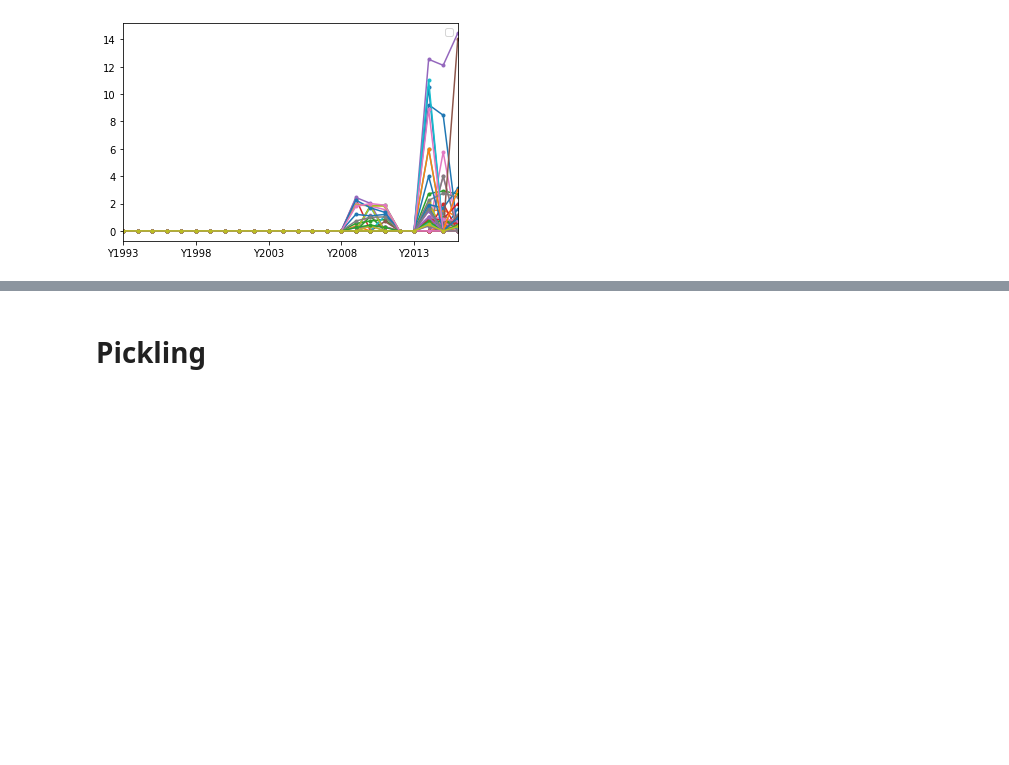
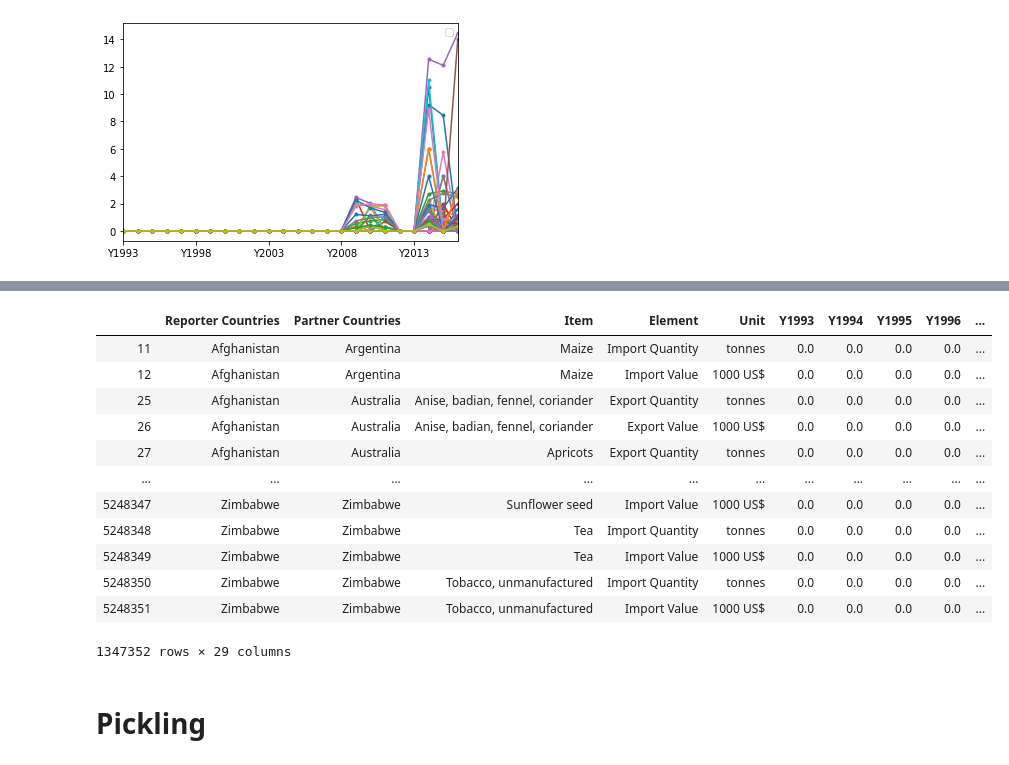
Before and after one commit to n-poulsen/GranADA, a Jupyter notebook: code/Dataset_Cleanup.ipynb, the cells around one changed output, grey strips where cells are left out. Drawn from its saved outputs; the diff is of its cells as text; code cells hidden in the pictures; blank space fills up the shorter version.

```diff
--- a/code/Dataset_Cleanup.ipynb
+++ b/code/Dataset_Cleanup.ipynb
@@ -679,3 +701,19 @@ plt.legend([])
+# %%
+df_trade
+# %% [output]
+|  | Reporter Countries | Partner Countries | Item | Element | Unit | Y1993 | Y1994 | Y1995 | Y1996 | ... |
+| 11 | Afghanistan | Argentina | Maize | Import Quantity | tonnes | 0.0 | 0.0 | 0.0 | 0.0 | ... |
+| 12 | Afghanistan | Argentina | Maize | Import Value | 1000 US$ | 0.0 | 0.0 | 0.0 | 0.0 | ... |
+| 25 | Afghanistan | Australia | Anise, badian, fennel, coriander | Export Quantity | tonnes | 0.0 | 0.0 | 0.0 | 0.0 | ... |
+| 26 | Afghanistan | Australia | Anise, badian, fennel, coriander | Export Value | 1000 US$ | 0.0 | 0.0 | 0.0 | 0.0 | ... |
+| 27 | Afghanistan | Australia | Apricots | Export Quantity | tonnes | 0.0 | 0.0 | 0.0 | 0.0 | ... |
+| ... | ... | ... | ... | ... | ... | ... | ... | ... | ... | ... |
+| 5248347 | Zimbabwe | Zimbabwe | Sunflower seed | Import Value | 1000 US$ | 0.0 | 0.0 | 0.0 | 0.0 | ... |
+| 5248348 | Zimbabwe | Zimbabwe | Tea | Import Quantity | tonnes | 0.0 | 0.0 | 0.0 | 0.0 | ... |
+| 5248349 | Zimbabwe | Zimbabwe | Tea | Import Value | 1000 US$ | 0.0 | 0.0 | 0.0 | 0.0 | ... |
+| 5248350 | Zimbabwe | Zimbabwe | Tobacco, unmanufactured | Import Quantity | tonnes | 0.0 | 0.0 | 0.0 | 0.0 | ... |
+| 5248351 | Zimbabwe | Zimbabwe | Tobacco, unmanufactured | Import Value | 1000 US$ | 0.0 | 0.0 | 0.0 | 0.0 | ... |
+1347352 rows × 29 columns
 # %% [markdown]
 # Pickling
 # %%
```
Also changed, not shown: parts of 12 cells of this notebook.
